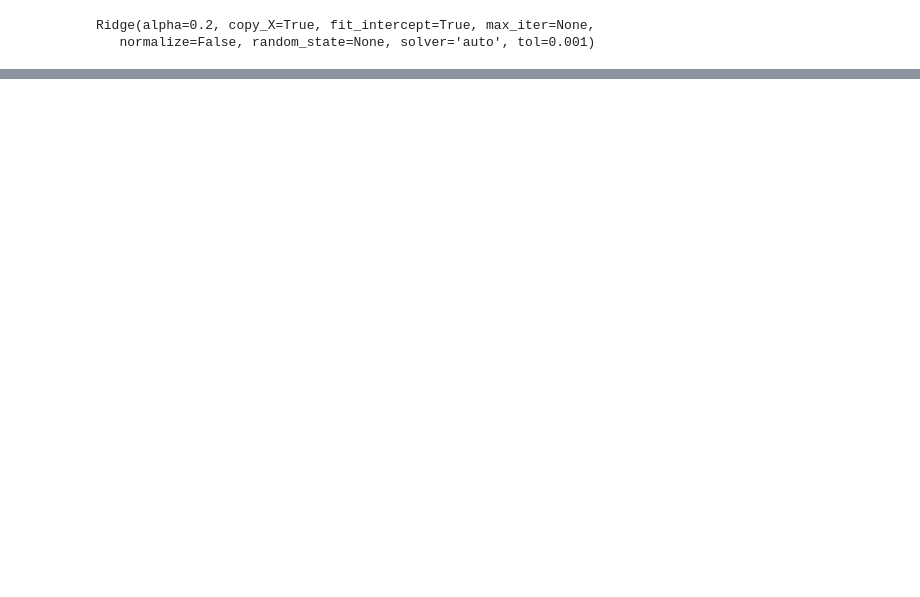
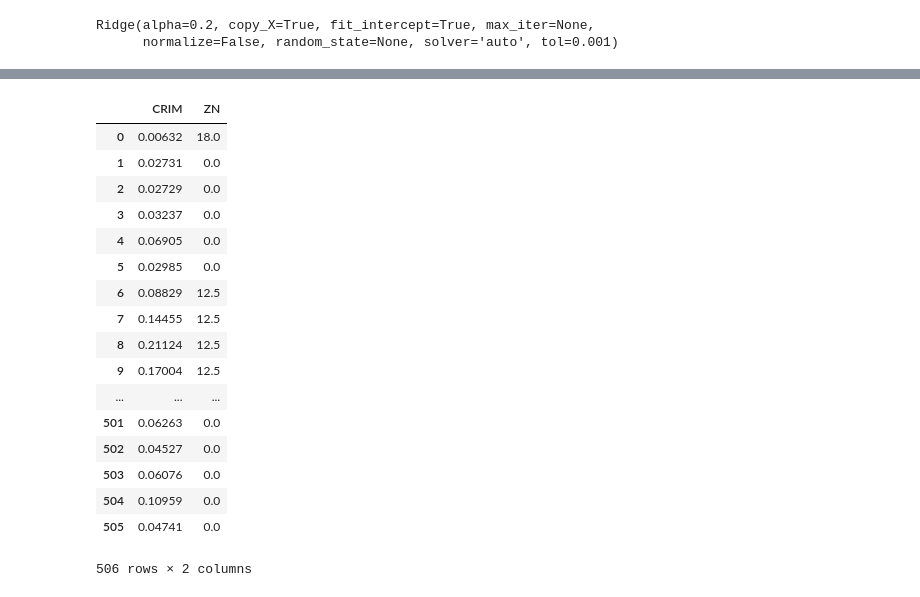
Before and after one commit to edcastilla/linear-regression, a Jupyter notebook: linear regression.ipynb, the cells around one changed output, grey strips where cells are left out. Cells and saved outputs as stored; diff of their text form; code cells hidden in the pictures; blank space fills up the shorter version.

```diff
--- a/linear regression.ipynb
+++ b/linear regression.ipynb
@@ -180,0 +291,21 @@ ridge.score(xt,yt)
+# %%
+boston_house_df.iloc[:, 0:2] # first two columns of data frame with all rows (primeras dos columnas con todas la filas)
+# %% [output]
+|  | CRIM | ZN |
+| 0 | 0.00632 | 18.0 |
+| 1 | 0.02731 | 0.0 |
+| 2 | 0.02729 | 0.0 |
+| 3 | 0.03237 | 0.0 |
+| 4 | 0.06905 | 0.0 |
+| 5 | 0.02985 | 0.0 |
+| 6 | 0.08829 | 12.5 |
+| 7 | 0.14455 | 12.5 |
+| 8 | 0.21124 | 12.5 |
+| 9 | 0.17004 | 12.5 |
+| ... | ... | ... |
+| 501 | 0.06263 | 0.0 |
+| 502 | 0.04527 | 0.0 |
+| 503 | 0.06076 | 0.0 |
+| 504 | 0.10959 | 0.0 |
+| 505 | 0.04741 | 0.0 |
+506 rows × 2 columns
```
Also changed, not shown: parts of 39 cells of this notebook.
